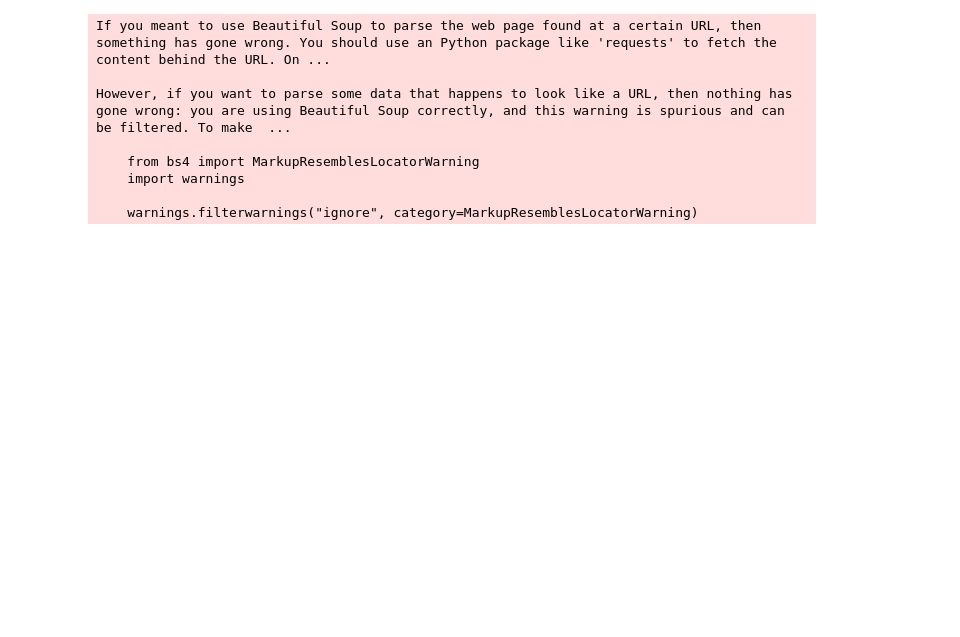
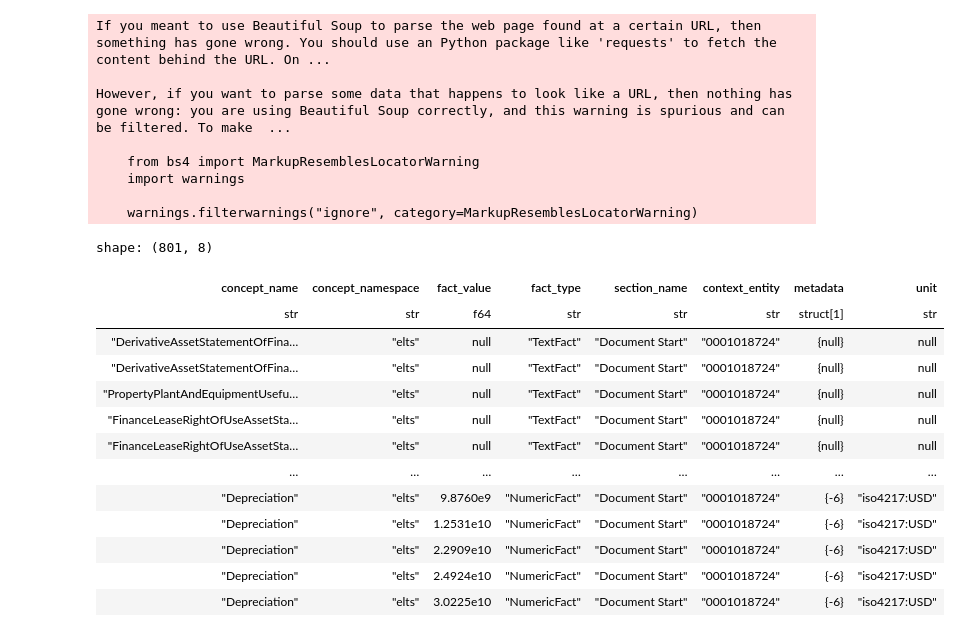
Before and after one commit to FMurray/alphaledger, a Jupyter notebook: nbs/xbrl_parse_exp.ipynb, the cells around one changed output. Cells and saved outputs as stored; diff of their text form; code cells hidden in the pictures; blank space fills up the shorter version.

Commit message:
add facts structured data output

```diff
--- a/nbs/xbrl_parse_exp.ipynb
+++ b/nbs/xbrl_parse_exp.ipynb
@@ -63,0 +71,3 @@ display(filings_df)
+# %%
+import pathlib
+filings_df = edgar_fetcher.load_filings_from_disk("/Users/forrest.murray/Documents/alphaledger/output/filings/sec_filings_universe.delta")
@@ -74,5 +86,5 @@ cache: HttpCache = HttpCache('./cache')
 cache.set_headers({'From': 'forrest.murray@databricks.com', 'User-Agent': settings.sec_user_agent})
 parser = XbrlParser(cache)
 
-schema_url = "https://www.sec.gov/Archives/edgar/data/1018724/000101872424000008/amzn-20231231.htm"
-inst: XbrlInstance = parser.parse_instance(schema_url)
+# schema_url = "https://www.sec.gov/Archives/edgar/data/1018724/000101872424000008/amzn-20231231.htm"
+# inst: XbrlInstance = parser.parse_instance(schema_url)
@@ -94,7 +91,3 @@ f-40
-# %%
-from alphaledger.process_xbrl import extract_us_gaap_facts
-
-gaap_facts = extract_us_gaap_facts(inst)
 # %%
 from alphaledger.process_xbrl import IXBRLDocumentParser
 
@@ -140,3 +173,21 @@ However, if you want to parse some data that happens to look like a URL, then no
     import warnings
 
     warnings.filterwarnings("ignore", category=MarkupResemblesLocatorWarning)
+# %%
+facts_df = document.to_dataframe(format="polars")
+facts_df
+# %% [output]
+shape: (801, 8)
+| concept_name | concept_namespace | fact_value | fact_type | section_name | context_entity | metadata | unit |
+| str | str | f64 | str | str | str | struct[1] | str |
+| "DerivativeAssetStatementOfFina… | "elts" | null | "TextFact" | "Document Start" | "0001018724" | {null} | null |
+| "DerivativeAssetStatementOfFina… | "elts" | null | "TextFact" | "Document Start" | "0001018724" | {null} | null |
+| "PropertyPlantAndEquipmentUsefu… | "elts" | null | "TextFact" | "Document Start" | "0001018724" | {null} | null |
+| "FinanceLeaseRightOfUseAssetSta… | "elts" | null | "TextFact" | "Document Start" | "0001018724" | {null} | null |
+| "FinanceLeaseRightOfUseAssetSta… | "elts" | null | "TextFact" | "Document Start" | "0001018724" | {null} | null |
+| … | … | … | … | … | … | … | … |
+| "Depreciation" | "elts" | 9.8760e9 | "NumericFact" | "Document Start" | "0001018724" | {-6} | "iso4217:USD" |
+| "Depreciation" | "elts" | 1.2531e10 | "NumericFact" | "Document Start" | "0001018724" | {-6} | "iso4217:USD" |
+| "Depreciation" | "elts" | 2.2909e10 | "NumericFact" | "Document Start" | "0001018724" | {-6} | "iso4217:USD" |
+| "Depreciation" | "elts" | 2.4924e10 | "NumericFact" | "Document Start" | "0001018724" | {-6} | "iso4217:USD" |
+| "Depreciation" | "elts" | 3.0225e10 | "NumericFact" | "Document Start" | "0001018724" | {-6} | "iso4217:USD" |
```
Also changed, not shown: parts of 12 cells of this notebook, 12 other files.
